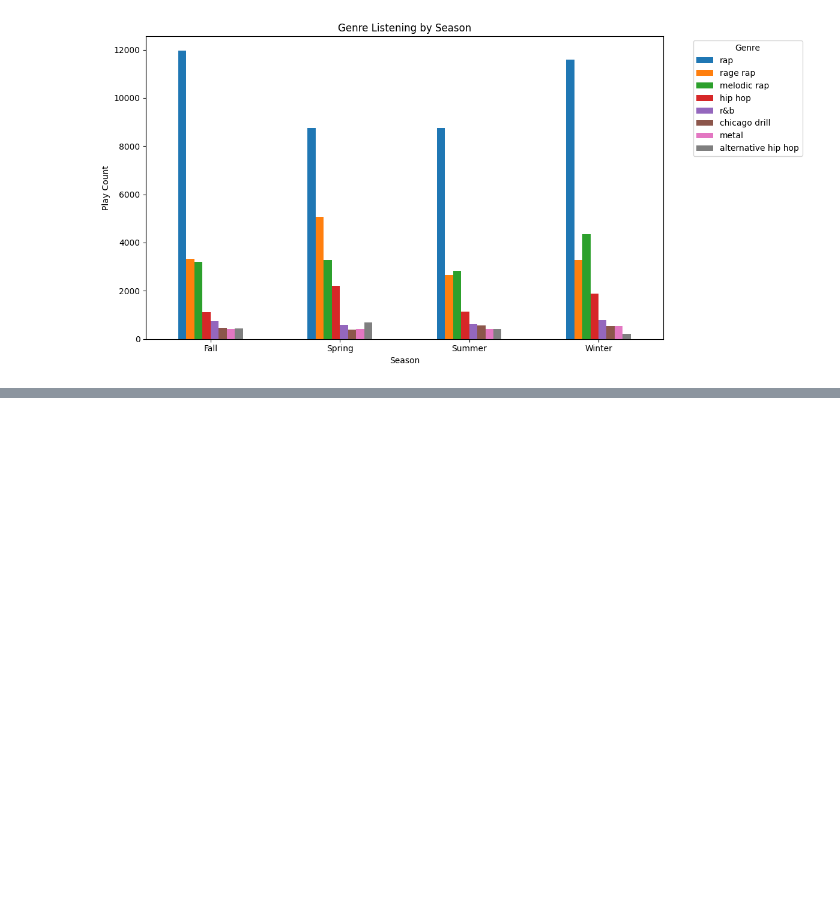
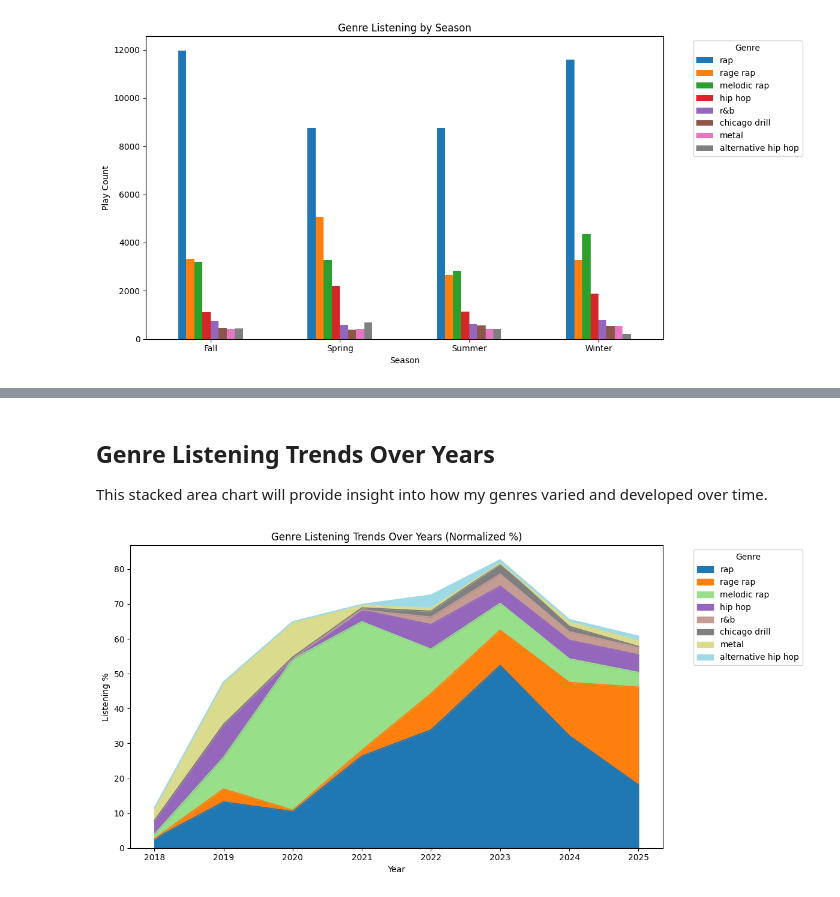
Before and after one commit to Nscook19/Spotify-Data-Analysis, a Jupyter notebook: notebooks/03_genre_mood_analysis.ipynb, the cells around one changed output, grey strips where cells are left out. Cells and saved outputs as stored; diff of their text form; code cells hidden in the pictures; blank space fills up the shorter version.

```diff
--- a/notebooks/03_genre_mood_analysis.ipynb
+++ b/notebooks/03_genre_mood_analysis.ipynb
@@ -276,0 +299,20 @@ fig.show()
+# %% [markdown]
+## Genre Listening Trends Over Years
+This stacked area chart will provide insight into how my genres varied and developed over time.
+# %%
+genre_year_counts = df.groupby(['year', 'genre']).size().reset_index(name='count')
+genre_year_pivot = genre_year_counts.pivot(index='year', columns='genre', values='count').fillna(0)
+genre_year_pct = genre_year_pivot.div(genre_year_pivot.sum(axis=1), axis=0) * 100
+top_genres = df['genre'].value_counts().head(8).index
+genre_year_pct_top = genre_year_pct[top_genres]
+
+genre_year_pct_top.plot(kind='area', figsize=(12, 6), colormap='tab20')
+
+plt.title("Genre Listening Trends Over Years (Normalized %)")
+plt.xlabel("Year")
+plt.ylabel("Listening %")
+plt.legend(title="Genre", bbox_to_anchor=(1.05, 1), loc='upper left')
+plt.tight_layout()
+plt.show()
+# %% [output]
+[figure, added]
```
Also changed, not shown: parts of 16 cells of this notebook, 2 other files.
